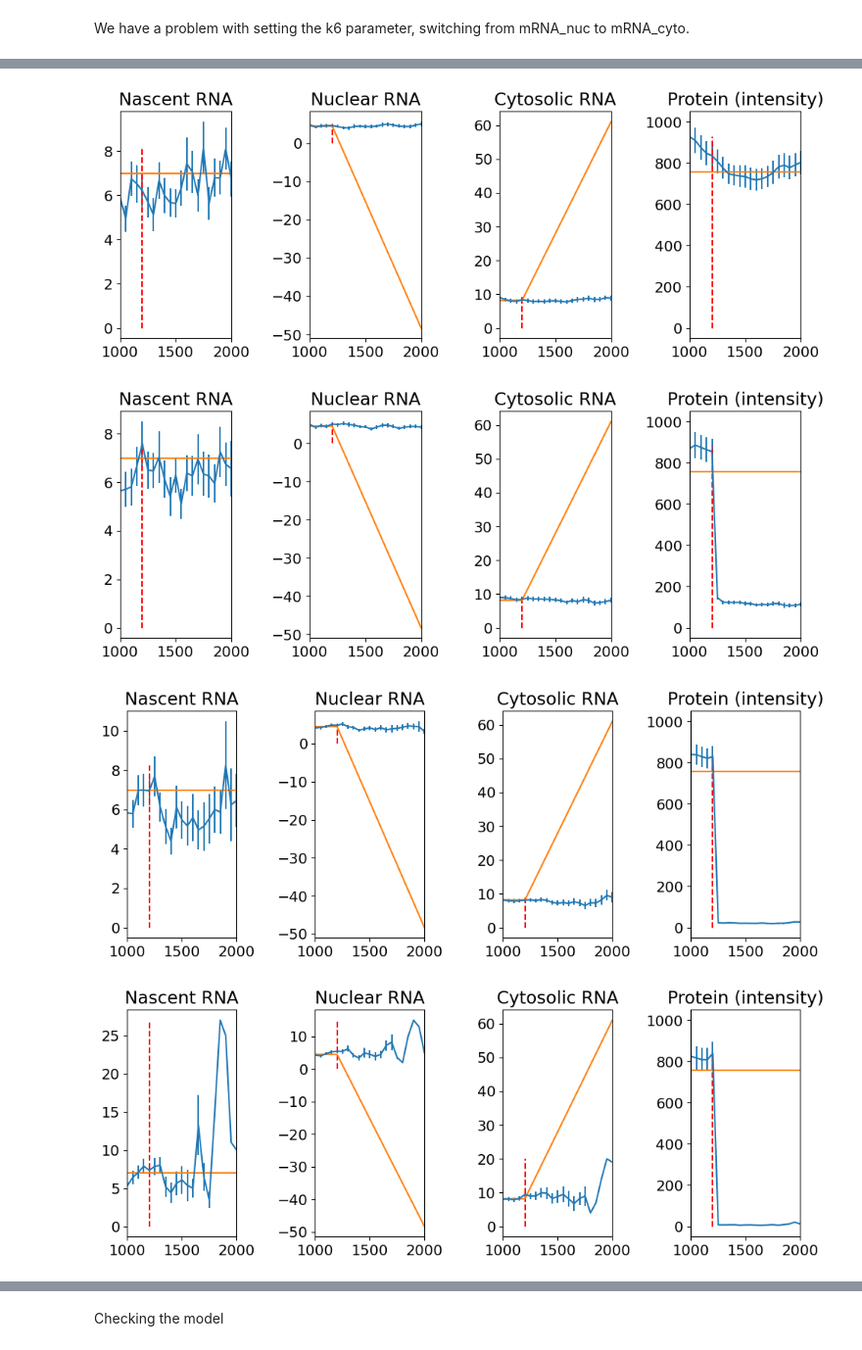
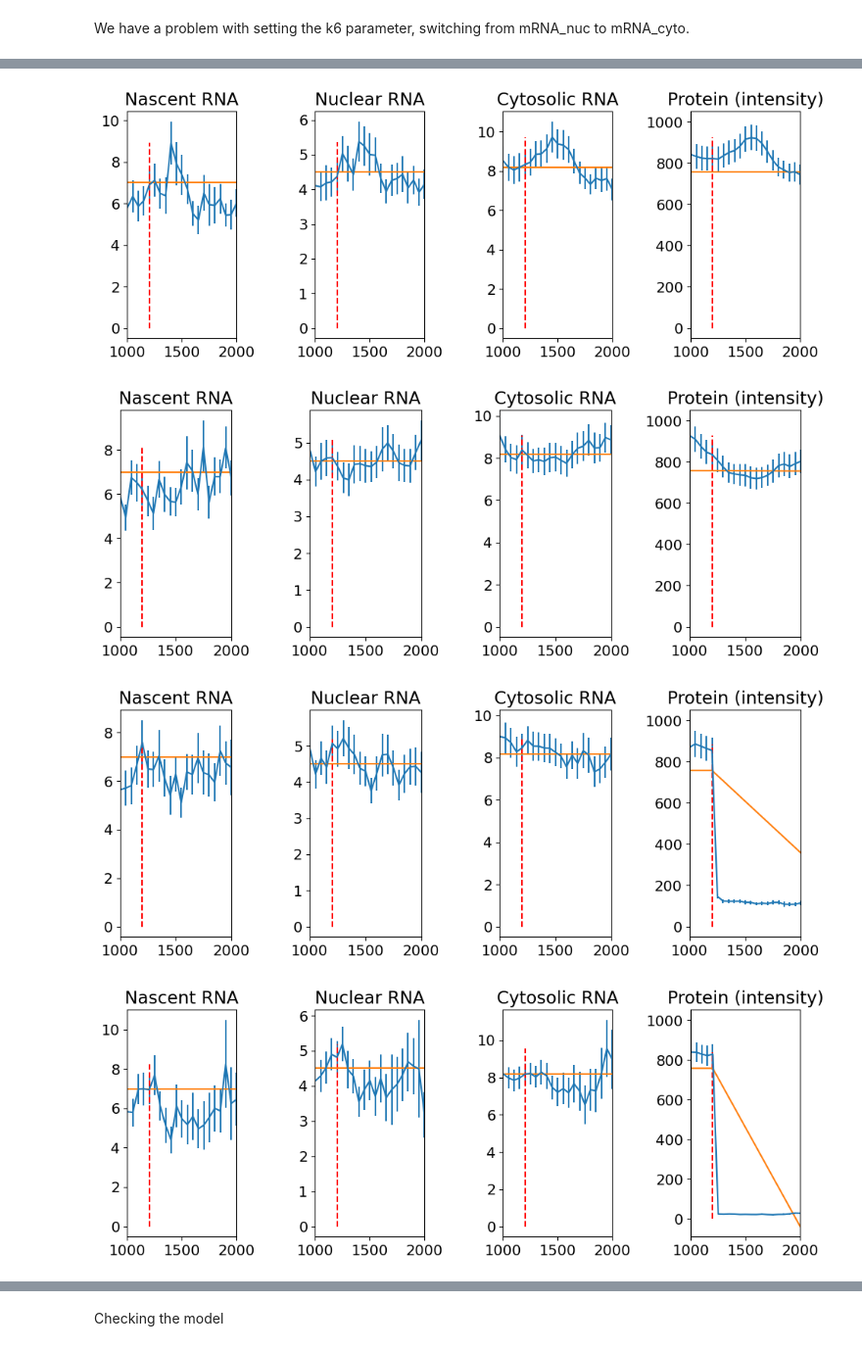
Before and after one commit to Munsky/UQbio2024_Team6, a Jupyter notebook: codeBlocks.ipynb, the cells around one changed output, grey strips where cells are left out. Shown at 98% size. Drawn from its saved outputs; the diff is of its cells as text; code cells hidden in the pictures.

```diff
--- a/codeBlocks.ipynb
+++ b/codeBlocks.ipynb
@@ -600,37 +600,44 @@ compare_model_to_data(pars, di, ti, x0, drug_number, 100,speciesDict, path=pathN
                     model='ODE',ntraj=10)
 
 
-di=[0,0,0,0,0,0,100,0,0,0]
+di=[0,0,0,0,0,0,0,0,0,100]
 ti=[np.inf,1200,np.inf]
-drug_conc=1000
 
+drug_number = 10 # use 0 for no drug! 0,2,4,7,10
+compare_model_to_data(pars, di, ti, x0, drug_number, 100,speciesDict, path=pathName,
+                    model='ODE',ntraj=10)
+
+di=[0,0, 0,0,0,0,0,0,0,300]
 print('Drug 10')
 drug_number = 10 # use 0 for no drug! 0,2,4,7,10
 compare_model_to_data(pars, di, ti, x0, drug_number,300, speciesDict,  path=pathName,
                     model='ODE',ntraj=10)
 
+di=[0,0,0,0,0,0,0,0,0,1000]
 print('Drug 10')
 drug_number = 10 # use 0 for no drug! 0,2,4,7,10
 compare_model_to_data(pars, di, ti, x0, drug_number,1000, speciesDict,  path=pathName,
                     model='ODE',ntraj=10)
 
+di=[0,0,0,0,0,0,0,0,0,3000]
 print('Drug 10')
 drug_number = 10 # use 0 for no drug! 0,2,4,7,10
 compare_model_to_data(pars, di, ti, x0, drug_number,3000, speciesDict,  path=pathName,
                     model='ODE',ntraj=10)
 
+di=[0,0,0,0,0,0,0,0,0,10000]
 print('Drug 10')
 drug_number = 10 # use 0 for no drug! 0,2,4,7,10
 compare_model_to_data(pars, di, ti, x0, drug_number,10000, speciesDict,  path=pathName,
                     model='ODE',ntraj=10)
 # %% [output]
 Drug 0
 Drug 10
 Drug 10
 Drug 10
 Drug 10
 [figure]
-[figure, old version]
+[figure, new version]
-[figure, old version]
+[figure, new version]
-[figure, old version]
+[figure, new version]
-[figure, old version]
+[figure, new version]
```
Also changed, not shown: parts of 2 cells of this notebook.
